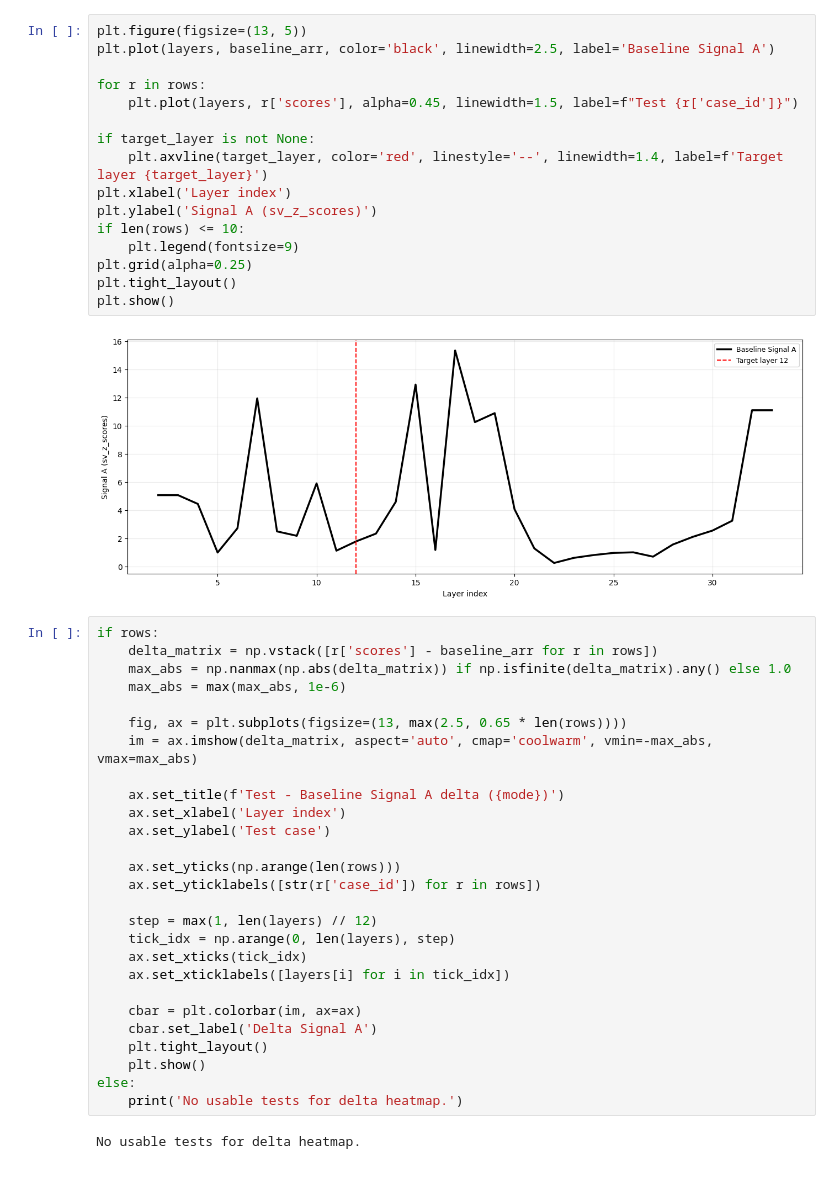
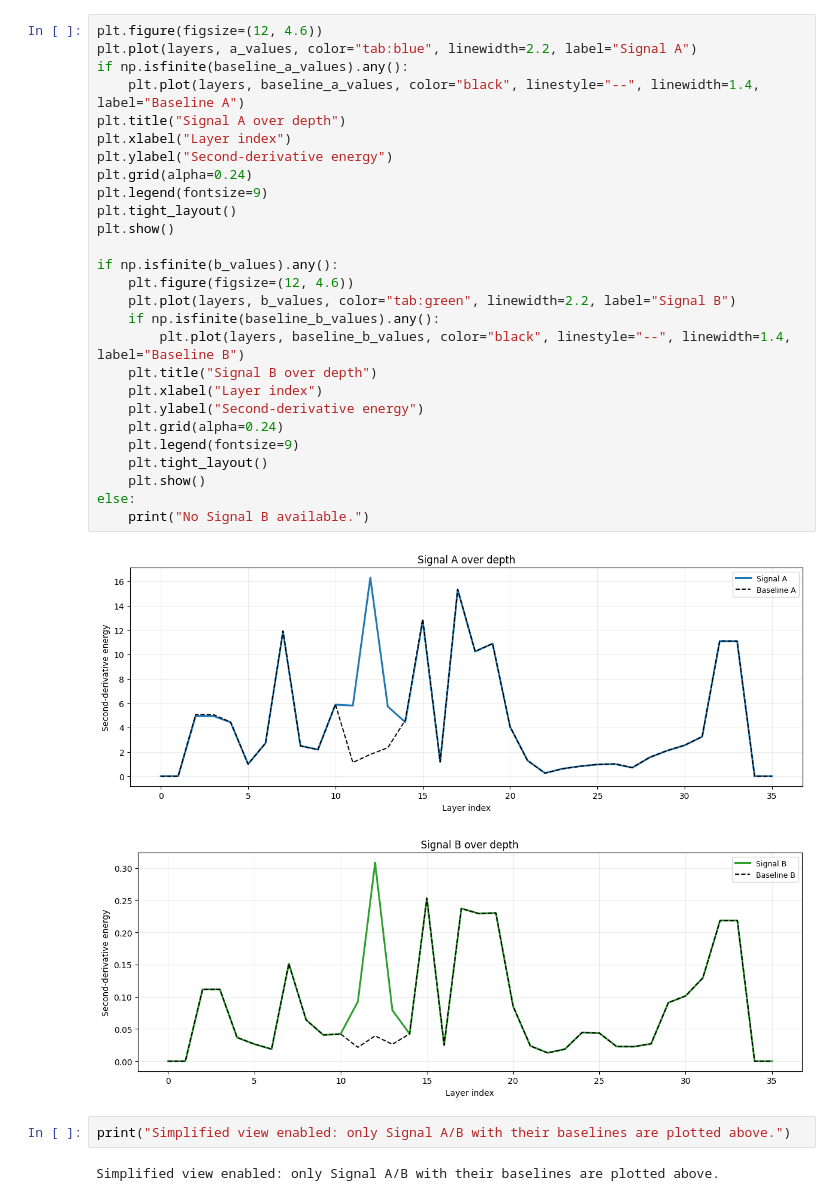
Before and after one commit to Security-FIT/Latium, a Jupyter notebook: notebooks/spectral_analysis.ipynb, the cells around one changed output. Saved outputs shown, nothing was run; the diff lists cells and outputs as text.

Commit message:
feat: updated graphs

```diff
--- a/notebooks/spectral_analysis.ipynb
+++ b/notebooks/spectral_analysis.ipynb
@@ -109,48 +162,35 @@ Layers used: 32 | tests with usable scores: 0
 # %%
-plt.figure(figsize=(13, 5))
-plt.plot(layers, baseline_arr, color='black', linewidth=2.5, label='Baseline Signal A')
-
-for r in rows:
-    plt.plot(layers, r['scores'], alpha=0.45, linewidth=1.5, label=f"Test {r['case_id']}")
-
-if target_layer is not None:
-    plt.axvline(target_layer, color='red', linestyle='--', linewidth=1.4, label=f'Target layer {target_layer}')
-plt.xlabel('Layer index')
-plt.ylabel('Signal A (sv_z_scores)')
-if len(rows) <= 10:
-    plt.legend(fontsize=9)
-plt.grid(alpha=0.25)
+plt.figure(figsize=(12, 4.6))
+plt.plot(layers, a_values, color="tab:blue", linewidth=2.2, label="Signal A")
+if np.isfinite(baseline_a_values).any():
+    plt.plot(layers, baseline_a_values, color="black", linestyle="--", linewidth=1.4, label="Baseline A")
+plt.title("Signal A over depth")
+plt.xlabel("Layer index")
+plt.ylabel("Second-derivative energy")
+plt.grid(alpha=0.24)
+plt.legend(fontsize=9)
 plt.tight_layout()
 plt.show()
+
+if np.isfinite(b_values).any():
+    plt.figure(figsize=(12, 4.6))
+    plt.plot(layers, b_values, color="tab:green", linewidth=2.2, label="Signal B")
+    if np.isfinite(baseline_b_values).any():
+        plt.plot(layers, baseline_b_values, color="black", linestyle="--", linewidth=1.4, label="Baseline B")
+    plt.title("Signal B over depth")
+    plt.xlabel("Layer index")
+    plt.ylabel("Second-derivative energy")
+    plt.grid(alpha=0.24)
+    plt.legend(fontsize=9)
+    plt.tight_layout()
+    plt.show()
+else:
+    print("No Signal B available.")
 # %% [output]
-[figure, old version]
+[figure, new version]
+[figure, added]
 # %%
-if rows:
-    delta_matrix = np.vstack([r['scores'] - baseline_arr for r in rows])
-    max_abs = np.nanmax(np.abs(delta_matrix)) if np.isfinite(delta_matrix).any() else 1.0
-    max_abs = max(max_abs, 1e-6)
-
-    fig, ax = plt.subplots(figsize=(13, max(2.5, 0.65 * len(rows))))
-    im = ax.imshow(delta_matrix, aspect='auto', cmap='coolwarm', vmin=-max_abs, vmax=max_abs)
-
-    ax.set_title(f'Test - Baseline Signal A delta ({mode})')
-    ax.set_xlabel('Layer index')
-    ax.set_ylabel('Test case')
-
-    ax.set_yticks(np.arange(len(rows)))
-    ax.set_yticklabels([str(r['case_id']) for r in rows])
-
-    step = max(1, len(layers) // 12)
-    tick_idx = np.arange(0, len(layers), step)
-    ax.set_xticks(tick_idx)
-    ax.set_xticklabels([layers[i] for i in tick_idx])
-
-    cbar = plt.colorbar(im, ax=ax)
-    cbar.set_label('Delta Signal A')
-    plt.tight_layout()
-    plt.show()
-else:
-    print('No usable tests for delta heatmap.')
+print("Simplified view enabled: only Signal A/B with their baselines are plotted above.")
 # %% [output]
-No usable tests for delta heatmap.
+Simplified view enabled: only Signal A/B with their baselines are plotted above.
 # %%
```
Also changed, not shown: parts of 4 cells of this notebook, 2 other files.
